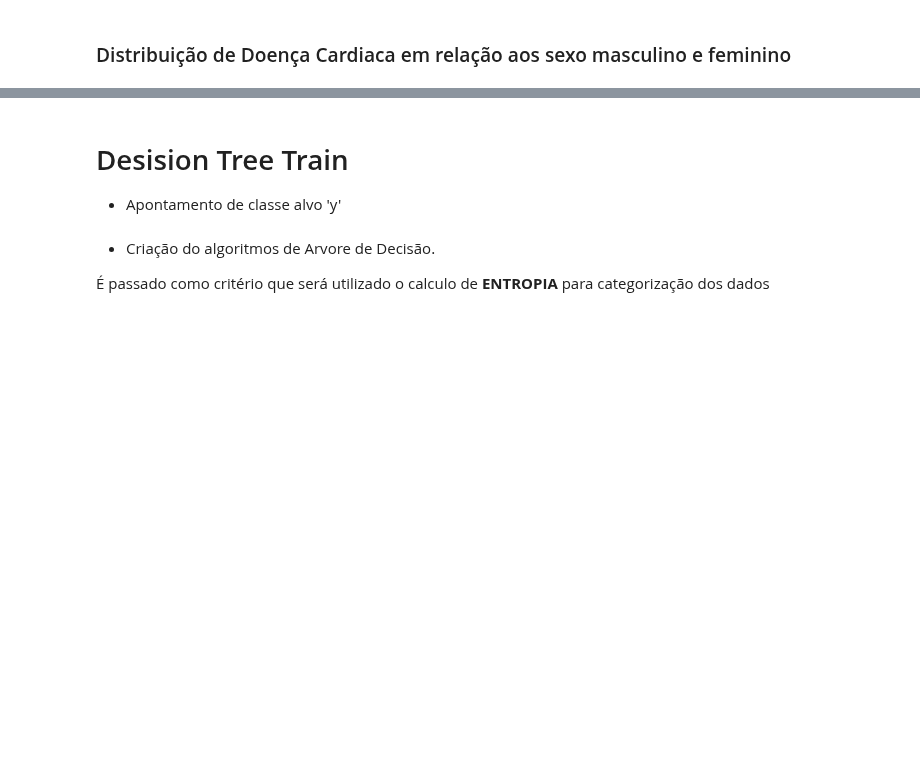
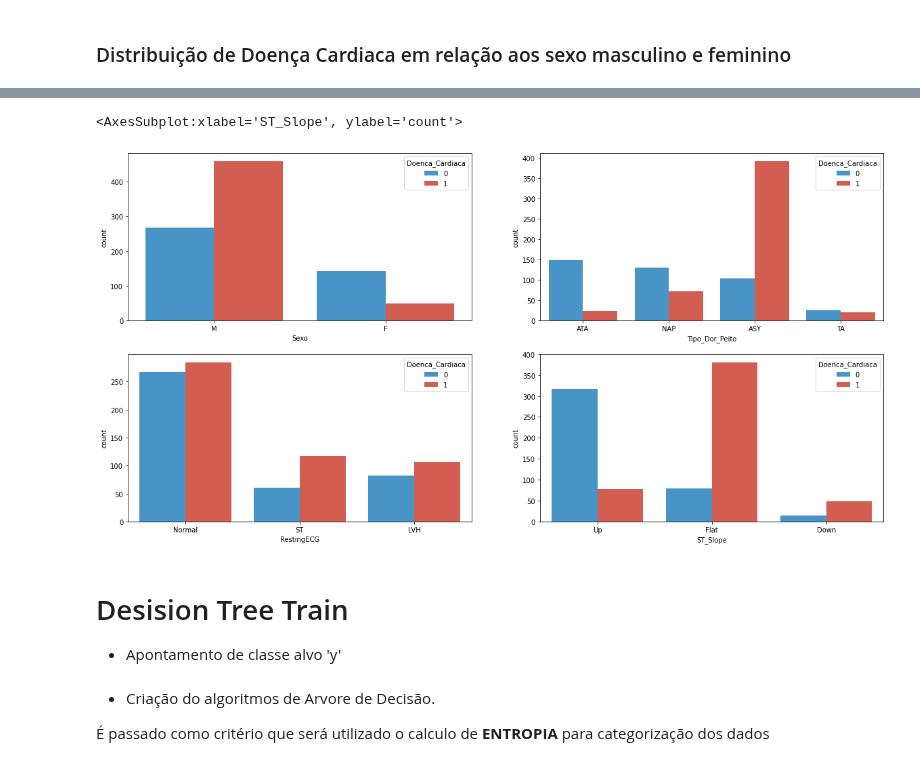
Before and after one commit to patrickpiccini/heart-failure-prediction, a Jupyter notebook: heart_failure_prediction.ipynb, the cells around one changed output, grey strips where cells are left out. Cells and saved outputs as stored; diff of their text form; code cells hidden in the pictures; blank space fills up the shorter version.

```diff
--- a/heart_failure_prediction.ipynb
+++ b/heart_failure_prediction.ipynb
@@ -204,3 +213,13 @@ plt.show()
+# %%
+fig, axes = plt.subplots(2, 2, figsize=(20, 10))
+
+sns.countplot(x="Sexo", hue="Doenca_Cardiaca", data=heart_df, ax=axes[0, 0] ,palette=['#3498DB','#E74C3C'])
+sns.countplot(x="Tipo_Dor_Peito", hue="Doenca_Cardiaca", data=heart_df, ax=axes[0, 1] ,palette=['#3498DB','#E74C3C'])
+sns.countplot(x="RestingECG", hue="Doenca_Cardiaca", data=heart_df, ax=axes[1, 0] ,palette=['#3498DB','#E74C3C'])
+sns.countplot(x="ST_Slope", hue="Doenca_Cardiaca", data=heart_df, ax=axes[1, 1] ,palette=['#3498DB','#E74C3C'])
+# %% [output]
+<AxesSubplot:xlabel='ST_Slope', ylabel='count'>
+[figure, added]
 # %% [markdown]
 # Desision Tree Train
 
```
Also changed, not shown: parts of 9 cells of this notebook.
